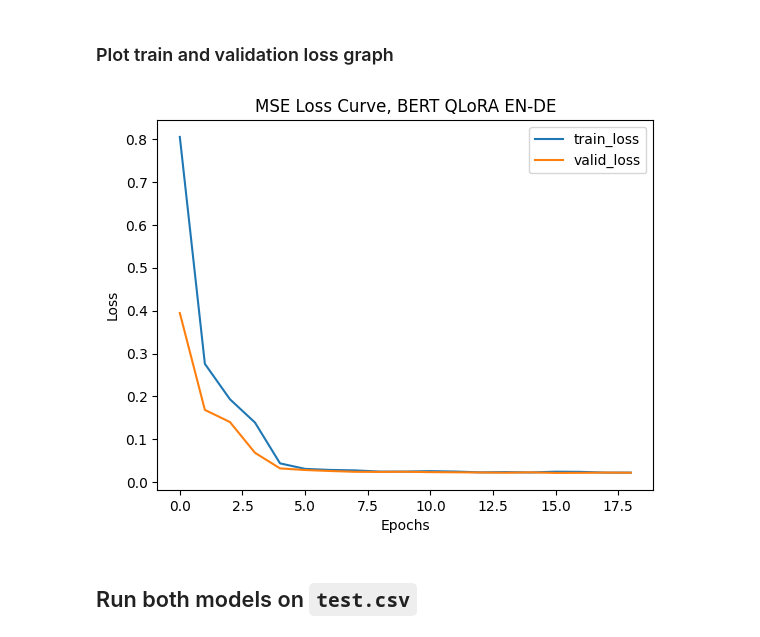
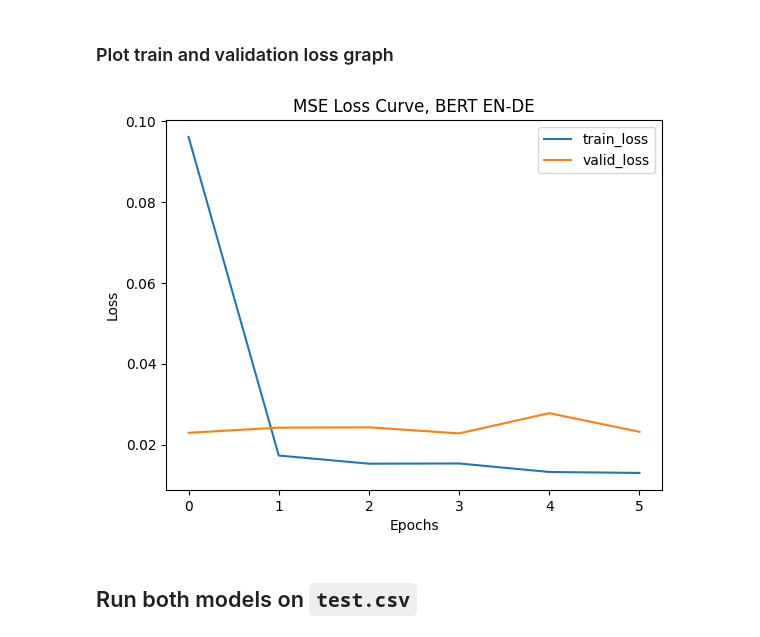
Before and after one commit to TheZichLiang/FineGrainedErrorDetection, a Jupyter notebook: Niko_QLoRA_finetune.ipynb, the cells around one changed output. Drawn from its saved outputs; the diff is of its cells as text; code cells hidden in the pictures.

```diff
--- a/Niko_QLoRA_finetune.ipynb
+++ b/Niko_QLoRA_finetune.ipynb
@@ -57,9 +57,9 @@ def get_data(lang=None):
 # %%
 lang = "en-de" # either en-de, en-zh, ru-en
 batch_size = 16
-rank = 16
-qlora_enabled = True
-learning_rate = 5e-5
+rank = 256
+qlora_enabled = False
+learning_rate = 0.00001
 num_epochs = 20
 
 patience = 5  # Number of epochs to wait for improvement before stopping
@@ -223,7 +223,7 @@ mse_loss = nn.MSELoss()
 best_valid_loss = float('inf')
 no_improvement_count = 0
 
-with open(f'loss{qlora_string}_{lang}.csv', 'w', newline='') as f:
+with open(f'loss{qlora_string}_{lang}_{rank}.csv', 'w', newline='') as f:
    writer = csv.writer(f)
    writer.writerow(['epoch', 'train_loss', 'valid_loss'])
 
@@ -265,7 +265,7 @@ for epoch in range(num_epochs):
     print(f"Epoch {epoch+1}: Training Loss = {train_loss:.4f}, Validation Loss = {valid_loss:.4f}")
 
     # Log losses
-    with open(f'loss{qlora_string}_{lang}.csv', 'a', newline='') as f:
+    with open(f'loss{qlora_string}_{lang}_{rank}.csv', 'a', newline='') as f:
         writer = csv.writer(f)
         writer.writerow([epoch + 1, train_loss, valid_loss])
 
@@ -307,15 +303,15 @@ torch.save(bert_model.state_dict(), f'Bert{qlora_string}_{lang}.pth')
 # %%
 import pandas as pd
 import matplotlib.pyplot as plt
-train_log = pd.read_csv(f'loss{qlora_string}_{lang}.csv')
+train_log = pd.read_csv(f'loss{qlora_string}_{lang}_{rank}.csv')
 train_log[['train_loss', 'valid_loss']].plot()
 plt.xlabel('Epochs')
 plt.ylabel('Loss')
-plt.title(f'MSE Loss Curve, BERT{" QLoRA " if qlora_enabled else " "}{lang.upper()}')
+plt.title(f'MSE Loss Curve, BERT{f" QLoRA (rank {rank}) " if qlora_enabled else " "}{lang.upper()}')
 #plt.show()
-plt.savefig(f'loss{qlora_string}_{lang}.png')
+plt.savefig(f'loss{qlora_string}_{lang}_{rank}.png')
 # %% [output]
-[figure, old version]
+[figure, new version]
 # %% [markdown]
 ## Run both models on `test.csv`
 # %% [markdown]
```
Also changed, not shown: parts of 19 cells of this notebook.
